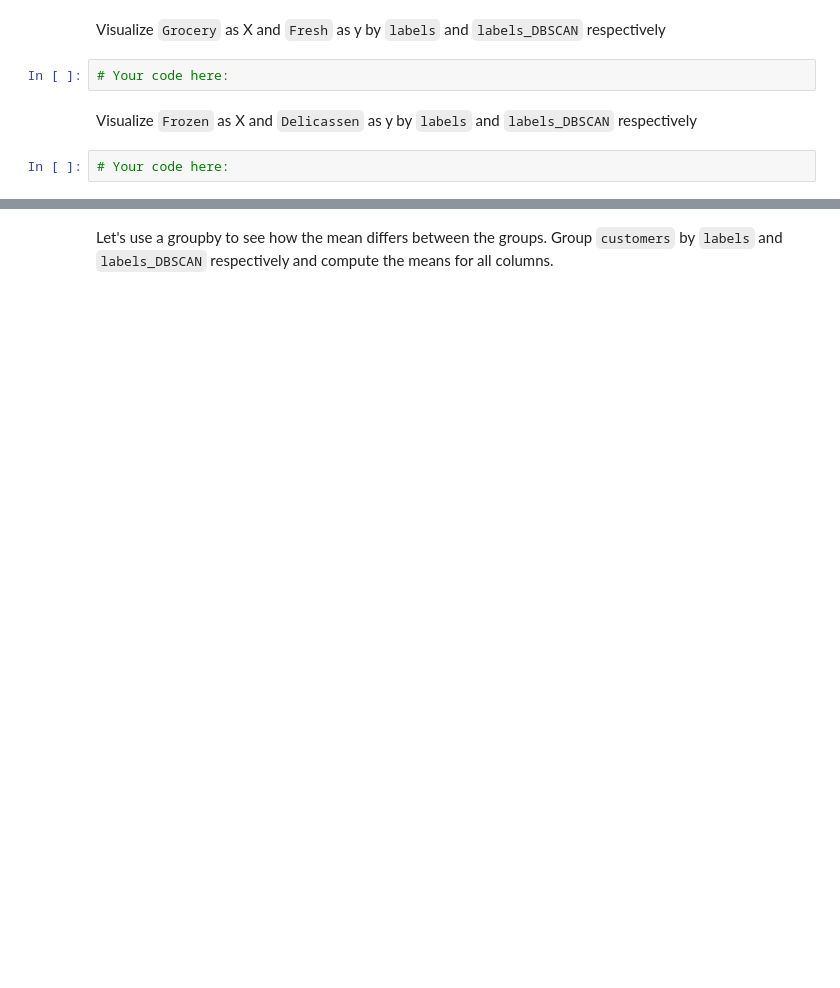
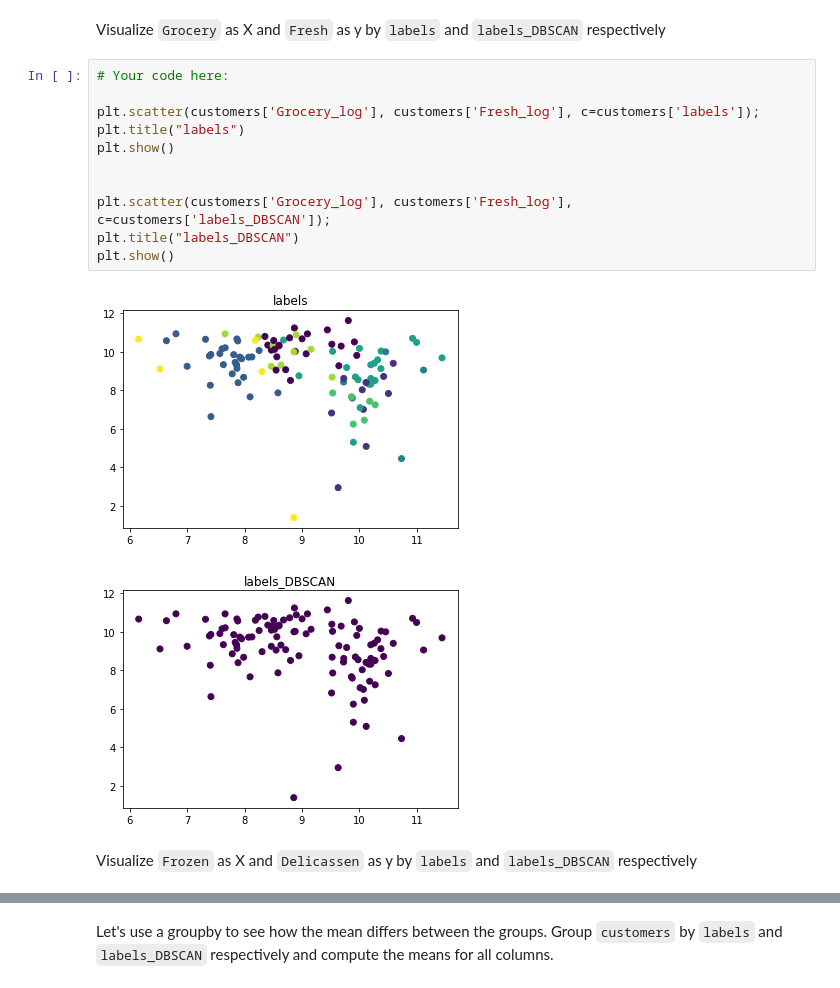
Before and after one commit to vkamg/dataptmad1019, a Jupyter notebook: module-3/lab-unsupervised-learning/your-code/main.ipynb, the cells around one changed output, grey strips where cells are left out. Drawn from its saved outputs; the diff is of its cells as text; blank space fills up the shorter version.

```diff
--- a/module-3/lab-unsupervised-learning/your-code/main.ipynb
+++ b/module-3/lab-unsupervised-learning/your-code/main.ipynb
@@ -293,8 +327,18 @@ plt.scatter()
 # %% [markdown]
 Visualize `Grocery` as X and `Fresh` as y by `labels` and `labels_DBSCAN` respectively
-# %%
-# Your code here:
+# %%
+# Your code here:
+
+plt.scatter(customers['Grocery_log'], customers['Fresh_log'], c=customers['labels']);
+plt.title("labels")
+plt.show()
+
+
+plt.scatter(customers['Grocery_log'], customers['Fresh_log'], c=customers['labels_DBSCAN']);
+plt.title("labels_DBSCAN")
+plt.show()
+# %% [output]
+[figure, added]
+[figure, added]
 # %% [markdown]
 Visualize `Frozen` as X and `Delicassen` as y by `labels` and `labels_DBSCAN` respectively
-# %%
-# Your code here:
```
Also changed, not shown: parts of 13 cells of this notebook.
